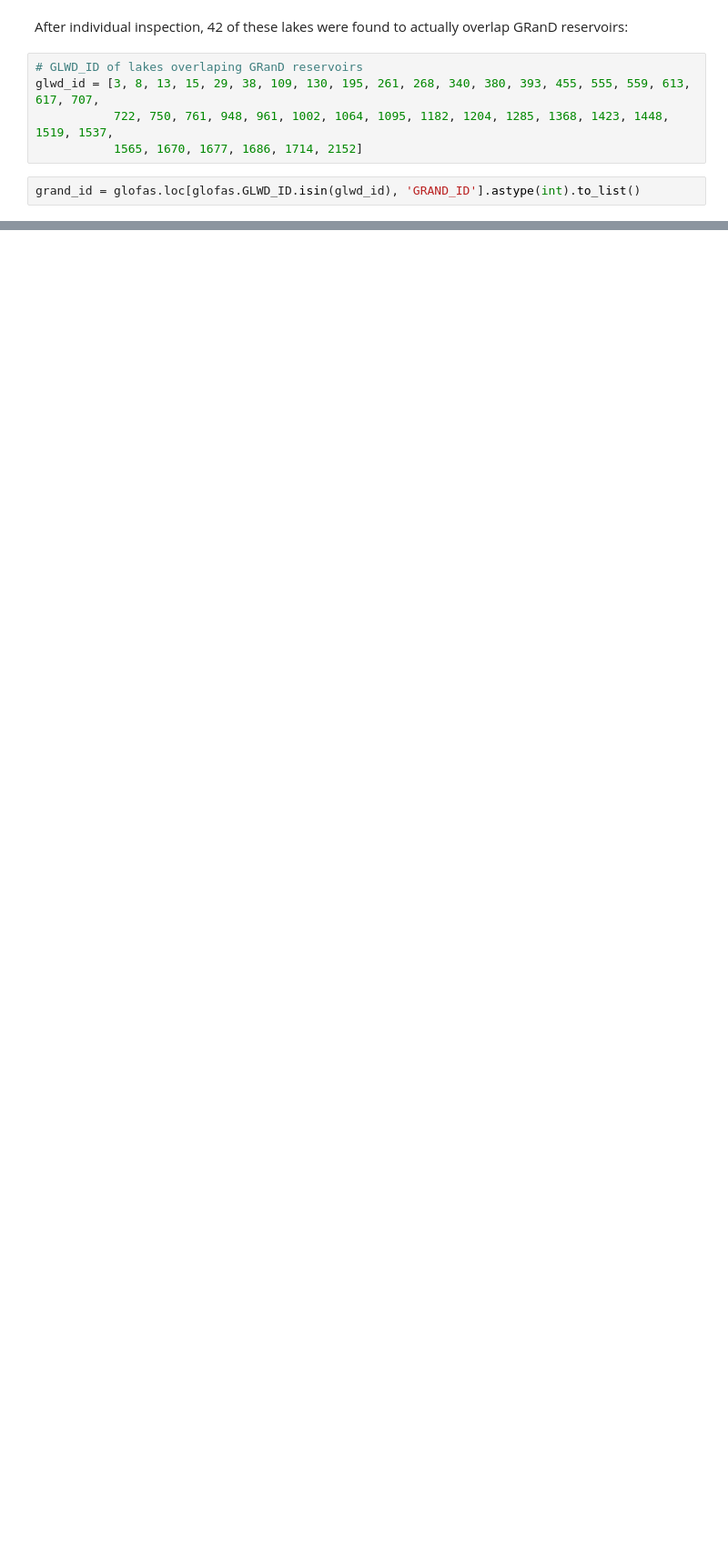
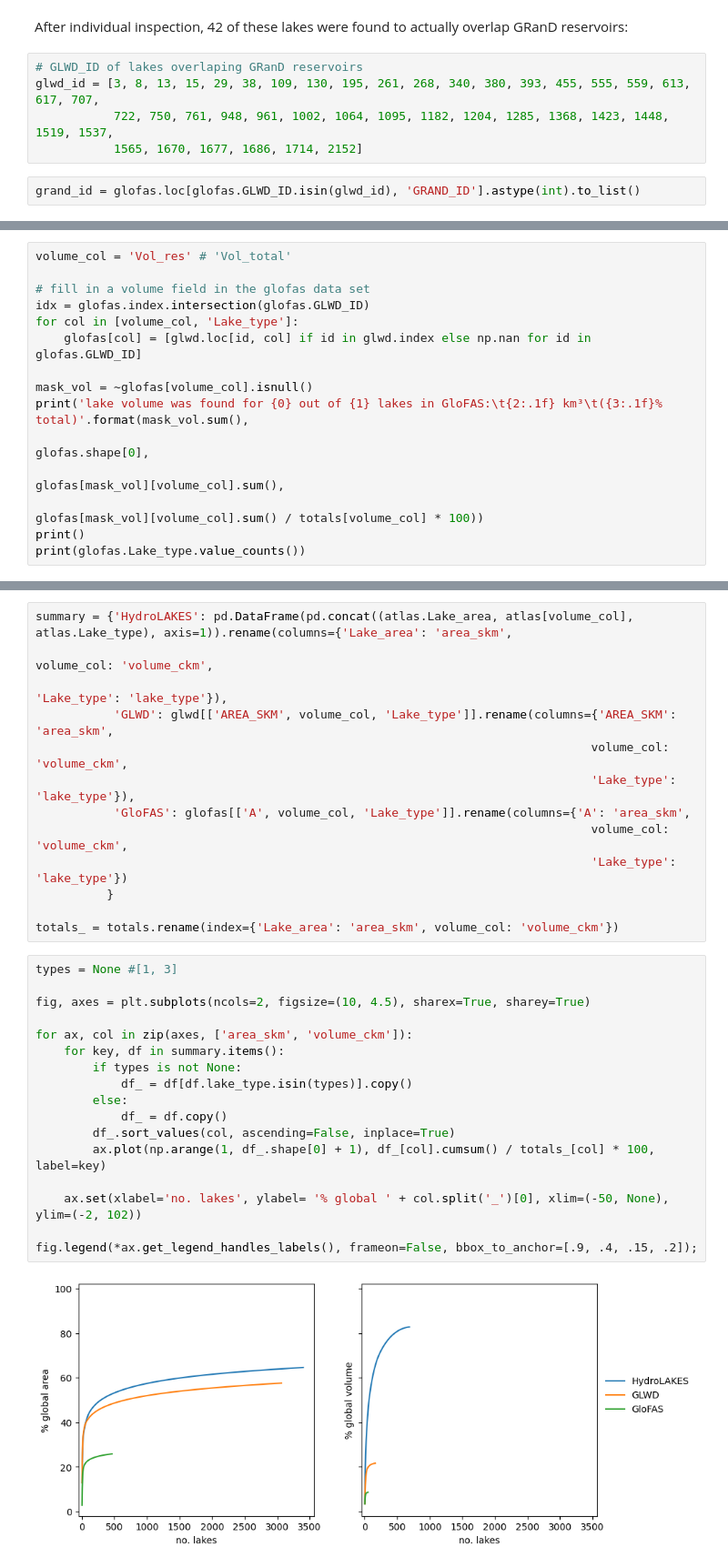
Before and after one commit to casadoj/lisflood-water_bodies, a Jupyter notebook: notebook/lakes_selection.ipynb, the cells around one changed output, grey strips where cells are left out. Shown at 91% size. Cells and saved outputs as stored; diff of their text form; blank space fills up the shorter version.

```diff
--- a/notebook/lakes_selection.ipynb
+++ b/notebook/lakes_selection.ipynb
@@ -568,0 +563,15 @@ atlas.Lake_area.iloc[0]
+# %%
+volume_col = 'Vol_res' # 'Vol_total'
+
+# fill in a volume field in the glofas data set
+idx = glofas.index.intersection(glofas.GLWD_ID)
+for col in [volume_col, 'Lake_type']:
+    glofas[col] = [glwd.loc[id, col] if id in glwd.index else np.nan for id in glofas.GLWD_ID]
+
+mask_vol = ~glofas[volume_col].isnull()
+print('lake volume was found for {0} out of {1} lakes in GloFAS:\t{2:.1f} km³\t({3:.1f}% total)'.format(mask_vol.sum(),
+                                                                                                        glofas.shape[0],
+                                                                                                        glofas[mask_vol][volume_col].sum(),
+                                                                                                        glofas[mask_vol][volume_col].sum() / totals[volume_col] * 100))
+print()
+print(glofas.Lake_type.value_counts())
@@ -568,0 +589,32 @@ atlas.Lake_area.iloc[0]
+# %%
+summary = {'HydroLAKES': pd.DataFrame(pd.concat((atlas.Lake_area, atlas[volume_col], atlas.Lake_type), axis=1)).rename(columns={'Lake_area': 'area_skm',
+                                                                                                                                   volume_col: 'volume_ckm',
+                                                                                                                                   'Lake_type': 'lake_type'}),
+           'GLWD': glwd[['AREA_SKM', volume_col, 'Lake_type']].rename(columns={'AREA_SKM': 'area_skm',
+                                                                              volume_col: 'volume_ckm',
+                                                                              'Lake_type': 'lake_type'}),
+           'GloFAS': glofas[['A', volume_col, 'Lake_type']].rename(columns={'A': 'area_skm',
+                                                                              volume_col: 'volume_ckm',
+                                                                              'Lake_type': 'lake_type'})
+          }
+
+totals_ = totals.rename(index={'Lake_area': 'area_skm', volume_col: 'volume_ckm'})
+# %%
+types = None #[1, 3]
+
+fig, axes = plt.subplots(ncols=2, figsize=(10, 4.5), sharex=True, sharey=True)
+
+for ax, col in zip(axes, ['area_skm', 'volume_ckm']):
+    for key, df in summary.items():
+        if types is not None:
+            df_ = df[df.lake_type.isin(types)].copy()
+        else:
+            df_ = df.copy()
+        df_.sort_values(col, ascending=False, inplace=True)
+        ax.plot(np.arange(1, df_.shape[0] + 1), df_[col].cumsum() / totals_[col] * 100, label=key)
+
+    ax.set(xlabel='no. lakes', ylabel= '% global ' + col.split('_')[0], xlim=(-50, None), ylim=(-2, 102))
+
+fig.legend(*ax.get_legend_handles_labels(), frameon=False, bbox_to_anchor=[.9, .4, .15, .2]);
+# %% [output]
+[figure, added]
```
Also changed, not shown: parts of 104 cells of this notebook, 15 other files.
